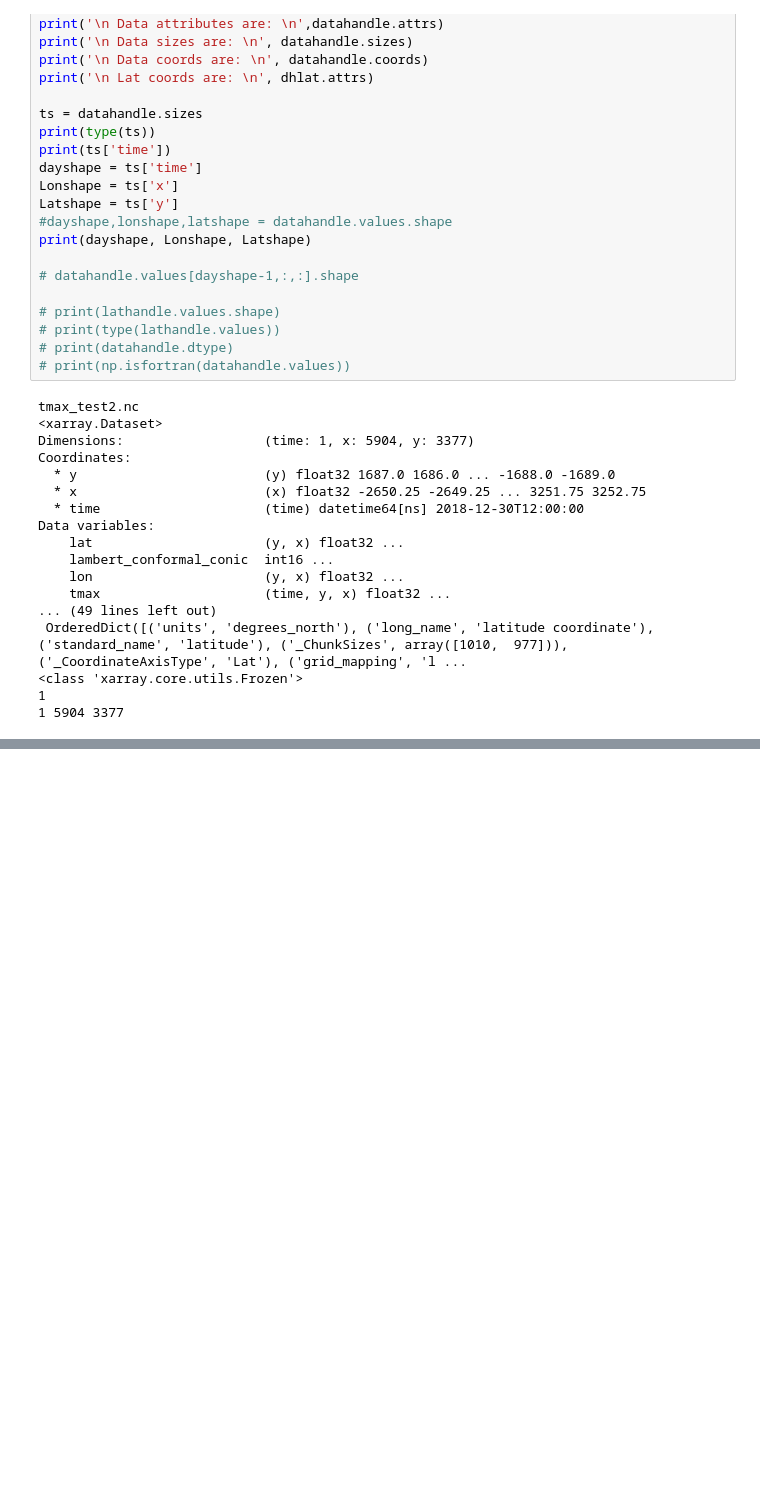
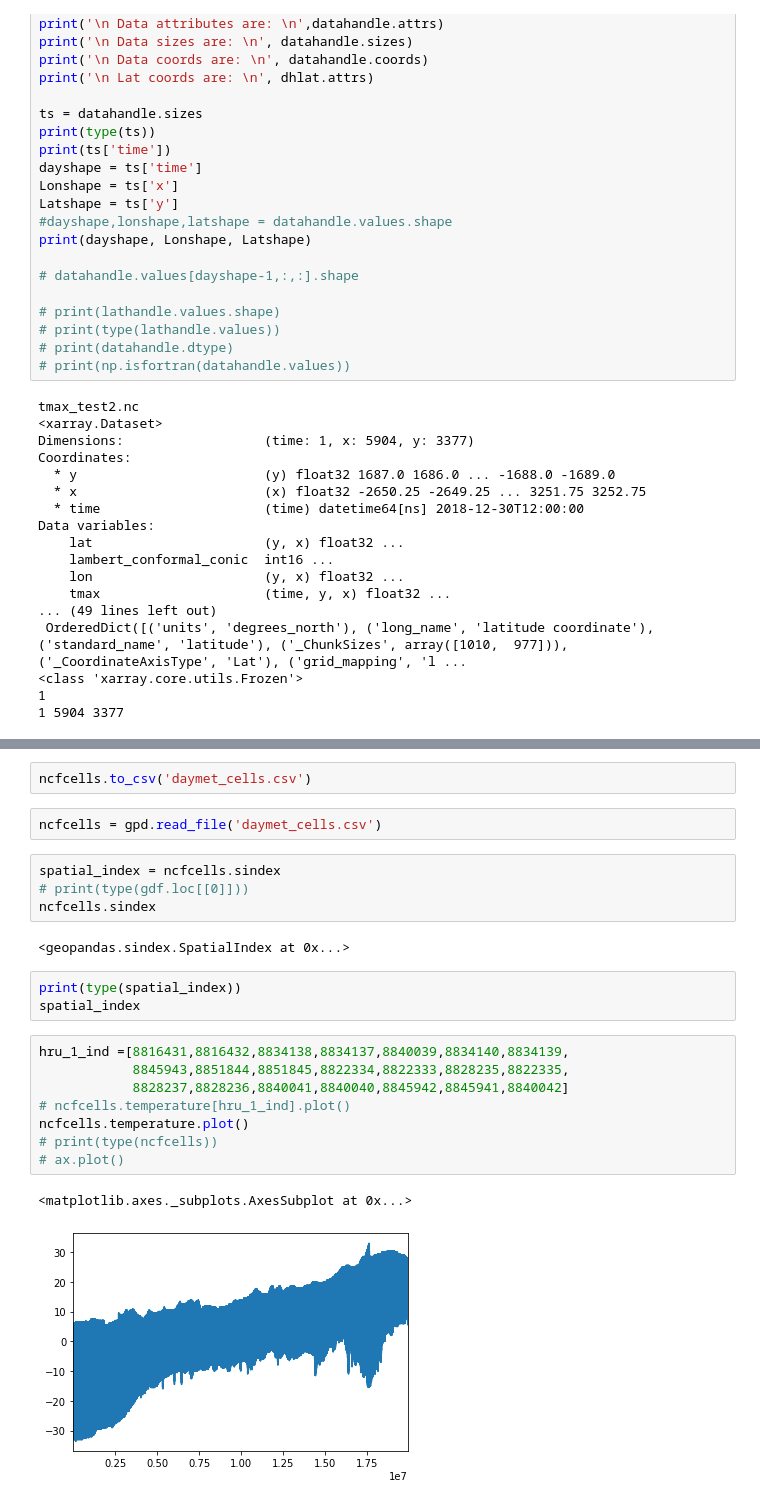
Before and after one commit to nhm-usgs/onhm-fetcher-parser, a Jupyter notebook: notebooks/Daymet_test_1.ipynb, the cells around one changed output, grey strips where cells are left out. Cells and saved outputs as stored; diff of their text form; blank space fills up the shorter version.

Commit message:
some updates with daymet work

```diff
--- a/notebooks/Daymet_test_1.ipynb
+++ b/notebooks/Daymet_test_1.ipynb
@@ -223,0 +361,24 @@ np.nanmean(ptmax_1.values)
+# %%
+ncfcells.to_csv('daymet_cells.csv')
+# %%
+ncfcells = gpd.read_file('daymet_cells.csv')
+# %%
+spatial_index = ncfcells.sindex
+# print(type(gdf.loc[[0]]))
+ncfcells.sindex
+# %% [output]
+<geopandas.sindex.SpatialIndex at 0x...>
+# %%
+print(type(spatial_index))
+spatial_index
+# %%
+hru_1_ind =[8816431,8816432,8834138,8834137,8840039,8834140,8834139,
+            8845943,8851844,8851845,8822334,8822333,8828235,8822335,
+            8828237,8828236,8840041,8840040,8845942,8845941,8840042]
+# ncfcells.temperature[hru_1_ind].plot()
+ncfcells.temperature.plot()
+# print(type(ncfcells))
+# ax.plot()
+# %% [output]
+<matplotlib.axes._subplots.AxesSubplot at 0x...>
+[figure, added]
```
Also changed, not shown: parts of 35 cells of this notebook, 11 other files.
